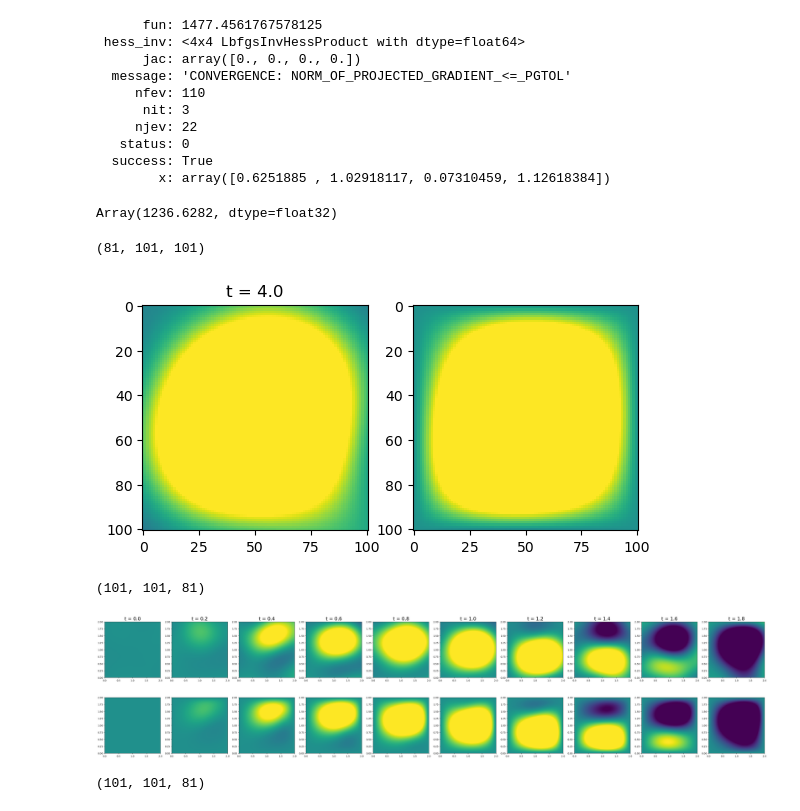
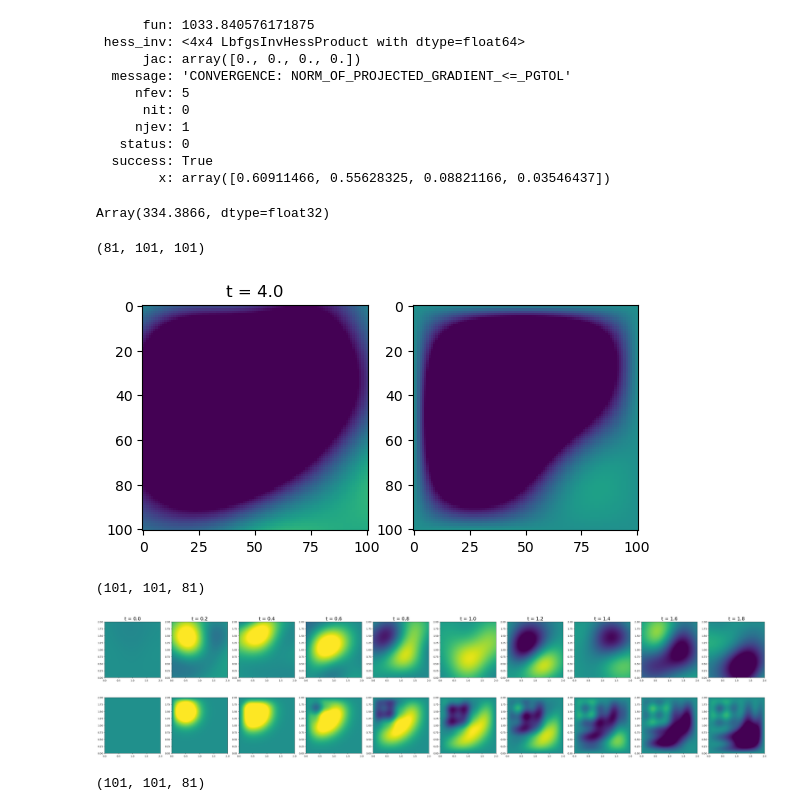
Before and after one commit to TobiLeitgeb/Code_bac, a Jupyter notebook: final_examples/wave_equation/wave_3d.ipynb, the cells around one changed output. Cells and saved outputs as stored; diff of their text form; code cells hidden in the pictures.

```diff
--- a/final_examples/wave_equation/wave_3d.ipynb
+++ b/final_examples/wave_equation/wave_3d.ipynb
@@ -25,22 +25,22 @@ def get_initial_values():
     theta_initial[0] = np.exp(rng.uniform(-1.3, 0.3, 1))  #lx
     theta_initial[1] = rng.uniform(0, 1, 1)               #sigma_f
     theta_initial[2] = np.exp(rng.uniform(-4, -2, 1))  #lt
-    theta_initial[3] = rng.uniform(1, 2, 1)               #c
+    theta_initial[3] = rng.uniform(0, 10, 1)               #c
     return theta_initial
-n_restarts = 30
-n_threads = 6
+n_restarts = 100
+n_threads = -1
 opt_params_dict = {'theta_initial': get_initial_values,   #needed for all optimization methods
                     'bounds': ((1e-2, None), (1e-5, None), (1e-3, 1.5),(1e-2, None)), #needed for TNC and L-BFGS-B
                     'gtol': 1e-6}
 model.train("L-BFGS-B",n_restarts, n_threads,opt_params_dict)
 # %% [output]
-      fun: 1477.4561767578125
+      fun: 1033.840576171875
  hess_inv: <4x4 LbfgsInvHessProduct with dtype=float64>
       jac: array([0., 0., 0., 0.])
   message: 'CONVERGENCE: NORM_OF_PROJECTED_GRADIENT_<=_PGTOL'
-     nfev: 110
-      nit: 3
-     njev: 22
+     nfev: 5
+      nit: 0
+     njev: 1
    status: 0
   success: True
-        x: array([0.6251885 , 1.02918117, 0.07310459, 1.12618384])
+        x: array([0.60911466, 0.55628325, 0.08821166, 0.03546437])
@@ -47,7 +50,7 @@ model.train("L-BFGS-B",n_restarts, n_threads,opt_params_dict)
 # %%
-model.log_marginal_likelohood([0.48876648, 0.49774337, 0.11136708, 1.13882743])
+model.log_marginal_likelohood([0.87678506, 0.15133184, 0.1167867 , 1])
 # %% [output]
-Array(1236.6282, dtype=float32)
+Array(334.3866, dtype=float32)
 # %%
 grid_number = 101
 x = np.linspace(0,2,grid_number).reshape(-1,1)
@@ -71,7 +76,7 @@ def parallel_mean(i):
     X_3d = np.c_[gx.ravel(), gy.ravel(), time_points[i]*np.ones(len(gx.ravel()))]
     mean_i, var_i = model.predict_u(X_3d)
     return mean_i
-mean = Parallel(n_jobs=6)(delayed(parallel_mean)(i) for i in range(len(time_points)))
+mean = Parallel(n_jobs=4)(delayed(parallel_mean)(i) for i in range(len(time_points)))
 # %%
 from matplotlib.animation import FuncAnimation
 mean = np.array(mean)
@@ -90,30 +95,30 @@ ani = FuncAnimation(fig, frame, frames=len(time_points), repeat=False)
 ani.save('test3.mp4', writer='ffmpeg', fps=10)
 # %% [output]
 (81, 101, 101)
-[figure, old version]
+[figure, new version]
 # %%
 fig, ax = plt.subplots(2,10,figsize=(40,10))
 ax = ax.flatten()
 #split the ax
 ax_1 = ax[:10]
 ax_2 = ax[10:]
 u_matrix = model.raw_data[2]
 print(u_matrix.shape)
 for i,t in zip(range(10),np.linspace(0, 4, len(u_matrix[0,0,:]))):
 
-    im = ax_2[i].imshow(u_matrix[:,:,i*5].T, cmap='viridis',extent=[0,2,0,2],vmin = -1, vmax = 1)
+    im = ax_2[i].imshow(u_matrix[:,:,i*5].T, cmap='viridis',extent=[0,2,0,2],vmin = -0.1, vmax = 0.1)
     #plot the train points. we need to chekck for every t value and then plot the x,y coordinates
     #ax[i].scatter(x_train_u[t_train_u==i*5], y_train_u[t_train_u==i*5], color='red', marker='x', label='training points')
-    ax_1[i].imshow(mean[i*5,:,:], cmap='viridis',extent=[0,2,0,2],vmin = -1, vmax = 1)
+    ax_1[i].imshow(mean[i*5,:,:], cmap='viridis',extent=[0,2,0,2],vmin = -0.1, vmax = 0.1)
 
     #ax_1[i].set_xlabel('x')
     #ax_1[i].set_ylabel('y')
     ax_1[i].set_title('t = ' + str(np.round(time_points[i*4],4)), fontsize=20)
     #tight layout
     fig.tight_layout()
 # %% [output]
 (101, 101, 81)
-[figure, old version]
+[figure, new version]
 # %%
 fig, ax = plt.subplots(2,10,figsize=(40,10))
 ax = ax.flatten()
```
Also changed, not shown: parts of 5 cells of this notebook, 7 other files.
